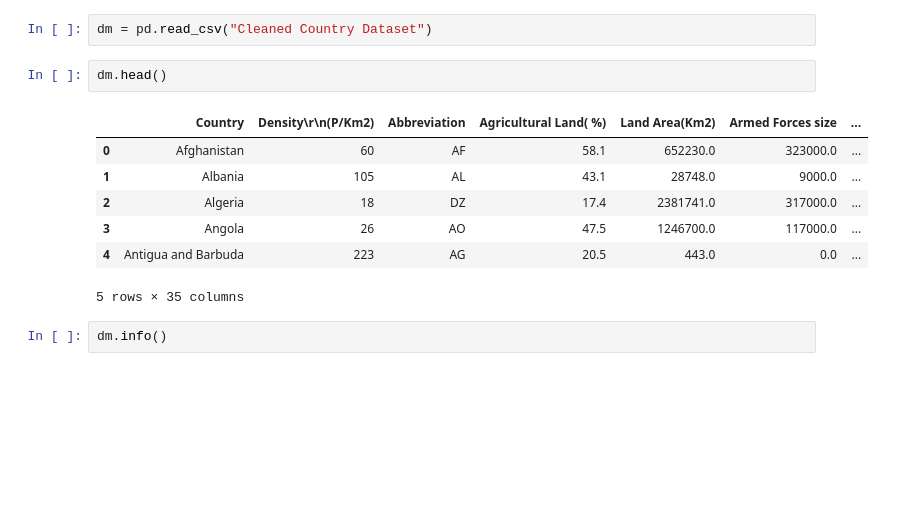
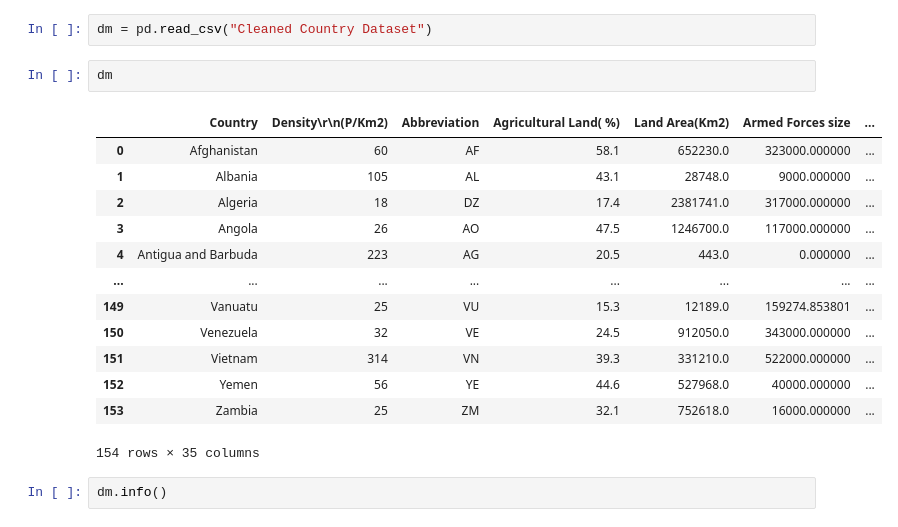
Before and after one commit to ShauryaMalhan/Data-trim, a Jupyter notebook: Shaurya221020448.ipynb, the cells around one changed output. Drawn from its saved outputs; the diff is of its cells as text; blank space fills up the shorter version.

```diff
--- a/Shaurya221020448.ipynb
+++ b/Shaurya221020448.ipynb
@@ -112,15 +152,21 @@ df.to_csv("Cleaned Country Dataset.csv", index = False)
 # %%
 dm = pd.read_csv("Cleaned Country Dataset")
 # %%
-dm.head()
+dm
 # %% [output]
 |  | Country | Density\r\n(P/Km2) | Abbreviation | Agricultural Land( %) | Land Area(Km2) | Armed Forces size | ... |
-| 0 | Afghanistan | 60 | AF | 58.1 | 652230.0 | 323000.0 | ... |
-| 1 | Albania | 105 | AL | 43.1 | 28748.0 | 9000.0 | ... |
-| 2 | Algeria | 18 | DZ | 17.4 | 2381741.0 | 317000.0 | ... |
-| 3 | Angola | 26 | AO | 47.5 | 1246700.0 | 117000.0 | ... |
-| 4 | Antigua and Barbuda | 223 | AG | 20.5 | 443.0 | 0.0 | ... |
+| 0 | Afghanistan | 60 | AF | 58.1 | 652230.0 | 323000.000000 | ... |
+| 1 | Albania | 105 | AL | 43.1 | 28748.0 | 9000.000000 | ... |
+| 2 | Algeria | 18 | DZ | 17.4 | 2381741.0 | 317000.000000 | ... |
+| 3 | Angola | 26 | AO | 47.5 | 1246700.0 | 117000.000000 | ... |
+| 4 | Antigua and Barbuda | 223 | AG | 20.5 | 443.0 | 0.000000 | ... |
+| ... | ... | ... | ... | ... | ... | ... | ... |
+| 149 | Vanuatu | 25 | VU | 15.3 | 12189.0 | 159274.853801 | ... |
+| 150 | Venezuela | 32 | VE | 24.5 | 912050.0 | 343000.000000 | ... |
+| 151 | Vietnam | 314 | VN | 39.3 | 331210.0 | 522000.000000 | ... |
+| 152 | Yemen | 56 | YE | 44.6 | 527968.0 | 40000.000000 | ... |
+| 153 | Zambia | 25 | ZM | 32.1 | 752618.0 | 16000.000000 | ... |
-5 rows × 35 columns
+154 rows × 35 columns
 # %%
 dm.info()
 # %% [output]
```
Also changed, not shown: parts of 6 cells of this notebook.
